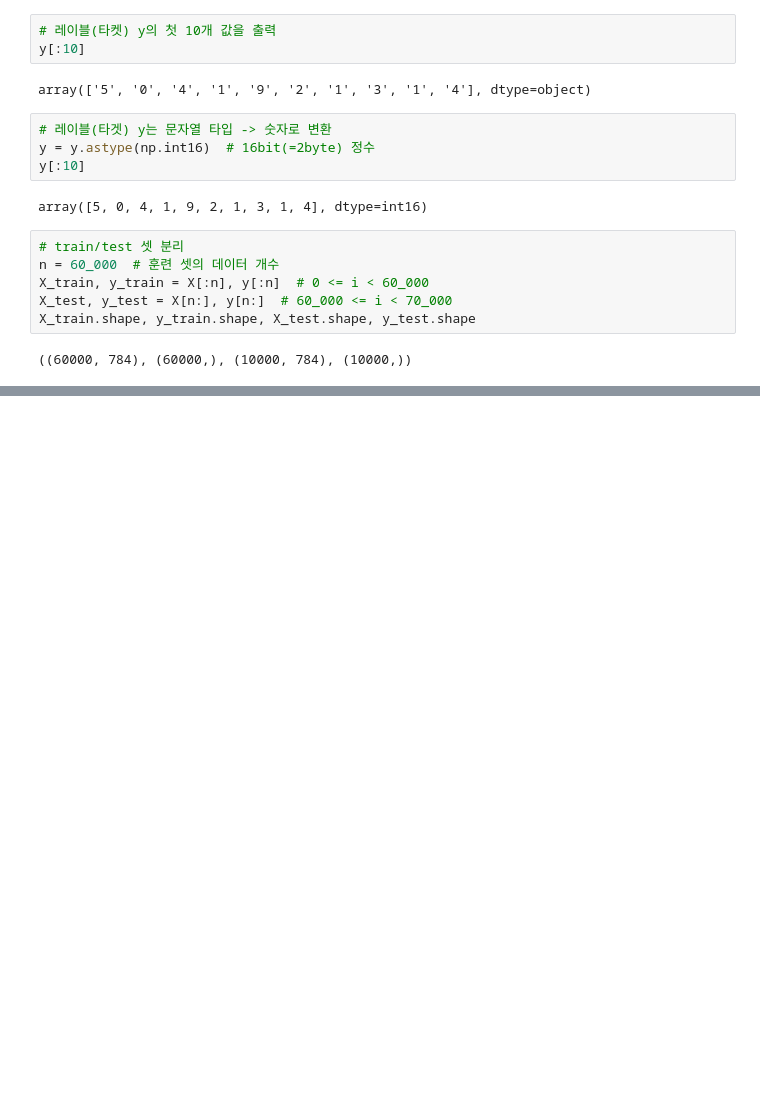
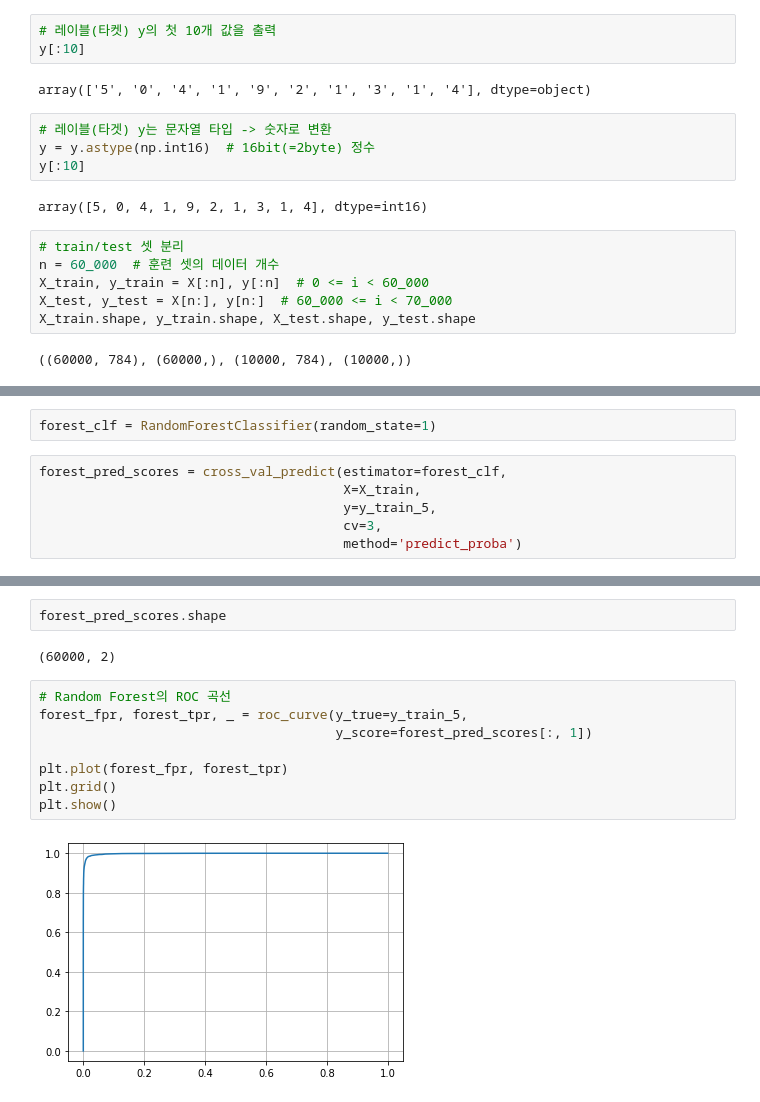
Before and after one commit to JakeOh/202011_itw_pyml_wkd, a Jupyter notebook: ml02.ipynb, the cells around one changed output, grey strips where cells are left out. Drawn from its saved outputs; the diff is of its cells as text; blank space fills up the shorter version.

```diff
--- a/ml02.ipynb
+++ b/ml02.ipynb
@@ -105,0 +299,8 @@ X_train.shape, y_train.shape, X_test.shape, y_test.shape
+# %%
+forest_clf = RandomForestClassifier(random_state=1)
+# %%
+forest_pred_scores = cross_val_predict(estimator=forest_clf,
+                                       X=X_train,
+                                       y=y_train_5,
+                                       cv=3,
+                                       method='predict_proba')
@@ -105,0 +318,14 @@ X_train.shape, y_train.shape, X_test.shape, y_test.shape
+# %%
+forest_pred_scores.shape
+# %% [output]
+(60000, 2)
+# %%
+# Random Forest의 ROC 곡선
+forest_fpr, forest_tpr, _ = roc_curve(y_true=y_train_5,
+                                      y_score=forest_pred_scores[:, 1])
+
+plt.plot(forest_fpr, forest_tpr)
+plt.grid()
+plt.show()
+# %% [output]
+[figure, added]
```
Also changed, not shown: parts of 39 cells of this notebook.
